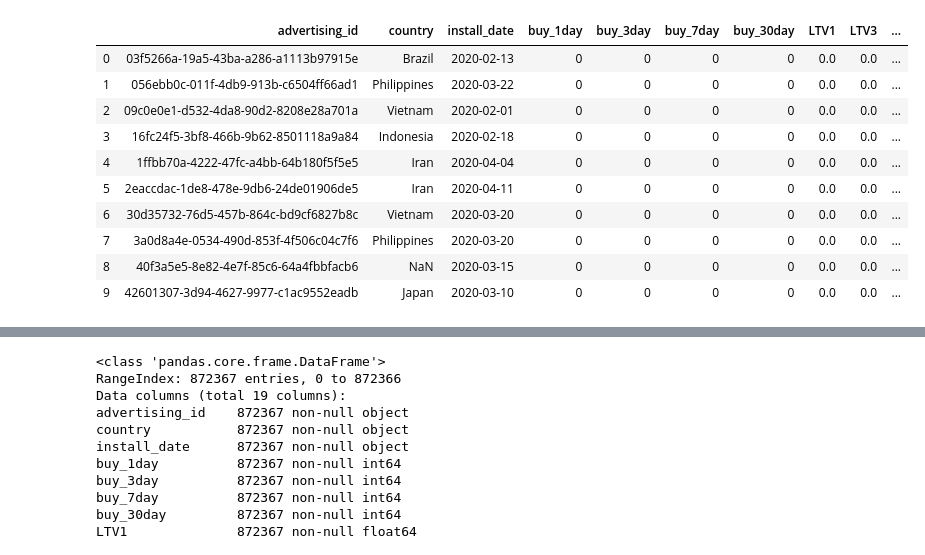
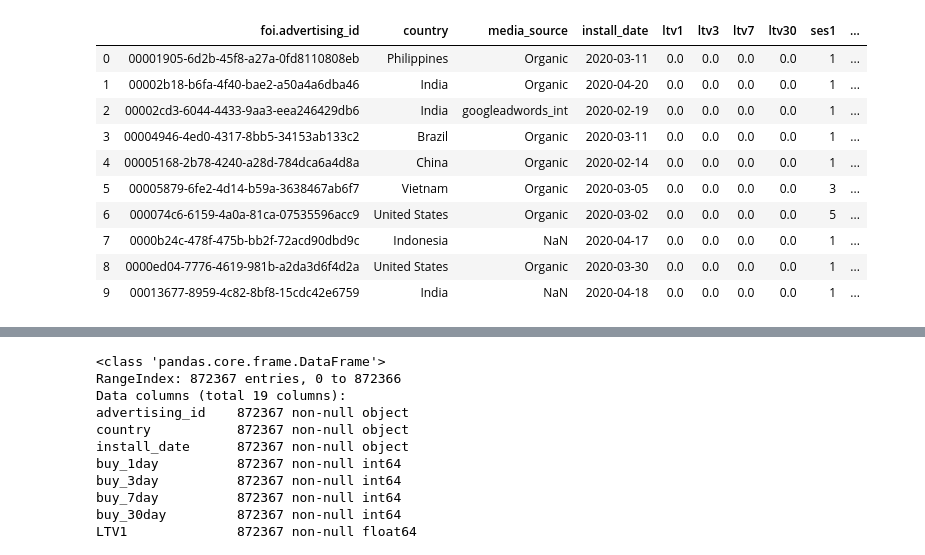
Before and after one commit to vietpm/zitga_data, a Jupyter notebook: SL LTV7.ipynb, the cells around one changed output, grey strips where cells are left out. Saved outputs shown, nothing was run; the diff lists cells and outputs as text; code cells hidden in the pictures.

```diff
--- a/SL LTV7.ipynb
+++ b/SL LTV7.ipynb
@@ -6,16 +9,16 @@ from sklearn.model_selection import cross_validate
 # %%
-df = pd.read_csv("sl ltv.csv")
+df = pd.read_csv("SL ltv30.csv")
 df.head(10)
 # %% [output]
-|  | advertising_id | country | install_date | buy_1day | buy_3day | buy_7day | buy_30day | LTV1 | LTV3 | ... |
-| 0 | 03f5266a-19a5-43ba-a286-a1113b97915e | Brazil | 2020-02-13 | 0 | 0 | 0 | 0 | 0.0 | 0.0 | ... |
-| 1 | 056ebb0c-011f-4db9-913b-c6504ff66ad1 | Philippines | 2020-03-22 | 0 | 0 | 0 | 0 | 0.0 | 0.0 | ... |
-| 2 | 09c0e0e1-d532-4da8-90d2-8208e28a701a | Vietnam | 2020-02-01 | 0 | 0 | 0 | 0 | 0.0 | 0.0 | ... |
-| 3 | 16fc24f5-3bf8-466b-9b62-8501118a9a84 | Indonesia | 2020-02-18 | 0 | 0 | 0 | 0 | 0.0 | 0.0 | ... |
-| 4 | 1ffbb70a-4222-47fc-a4bb-64b180f5f5e5 | Iran | 2020-04-04 | 0 | 0 | 0 | 0 | 0.0 | 0.0 | ... |
-| 5 | 2eaccdac-1de8-478e-9db6-24de01906de5 | Iran | 2020-04-11 | 0 | 0 | 0 | 0 | 0.0 | 0.0 | ... |
-| 6 | 30d35732-76d5-457b-864c-bd9cf6827b8c | Vietnam | 2020-03-20 | 0 | 0 | 0 | 0 | 0.0 | 0.0 | ... |
-| 7 | 3a0d8a4e-0534-490d-853f-4f506c04c7f6 | Philippines | 2020-03-20 | 0 | 0 | 0 | 0 | 0.0 | 0.0 | ... |
-| 8 | 40f3a5e5-8e82-4e7f-85c6-64a4fbbfacb6 | NaN | 2020-03-15 | 0 | 0 | 0 | 0 | 0.0 | 0.0 | ... |
-| 9 | 42601307-3d94-4627-9977-c1ac9552eadb | Japan | 2020-03-10 | 0 | 0 | 0 | 0 | 0.0 | 0.0 | ... |
+|  | foi.advertising_id | country | media_source | install_date | ltv1 | ltv3 | ltv7 | ltv30 | ses1 | ... |
+| 0 | 00001905-6d2b-45f8-a27a-0fd8110808eb | Philippines | Organic | 2020-03-11 | 0.0 | 0.0 | 0.0 | 0.0 | 1 | ... |
+| 1 | 00002b18-b6fa-4f40-bae2-a50a4a6dba46 | India | Organic | 2020-04-20 | 0.0 | 0.0 | 0.0 | 0.0 | 1 | ... |
+| 2 | 00002cd3-6044-4433-9aa3-eea246429db6 | India | googleadwords_int | 2020-02-19 | 0.0 | 0.0 | 0.0 | 0.0 | 1 | ... |
+| 3 | 00004946-4ed0-4317-8bb5-34153ab133c2 | Brazil | Organic | 2020-03-11 | 0.0 | 0.0 | 0.0 | 0.0 | 1 | ... |
+| 4 | 00005168-2b78-4240-a28d-784dca6a4d8a | China | Organic | 2020-02-14 | 0.0 | 0.0 | 0.0 | 0.0 | 1 | ... |
+| 5 | 00005879-6fe2-4d14-b59a-3638467ab6f7 | Vietnam | Organic | 2020-03-05 | 0.0 | 0.0 | 0.0 | 0.0 | 3 | ... |
+| 6 | 000074c6-6159-4a0a-81ca-07535596acc9 | United States | Organic | 2020-03-02 | 0.0 | 0.0 | 0.0 | 0.0 | 5 | ... |
+| 7 | 0000b24c-478f-475b-bb2f-72acd90dbd9c | Indonesia | NaN | 2020-04-17 | 0.0 | 0.0 | 0.0 | 0.0 | 1 | ... |
+| 8 | 0000ed04-7776-4619-981b-a2da3d6f4d2a | United States | Organic | 2020-03-30 | 0.0 | 0.0 | 0.0 | 0.0 | 1 | ... |
+| 9 | 00013677-8959-4c82-8bf8-15cdc42e6759 | India | NaN | 2020-04-18 | 0.0 | 0.0 | 0.0 | 0.0 | 1 | ... |
 # %%
```
Also changed, not shown: parts of 10 cells of this notebook, 32 other files.
